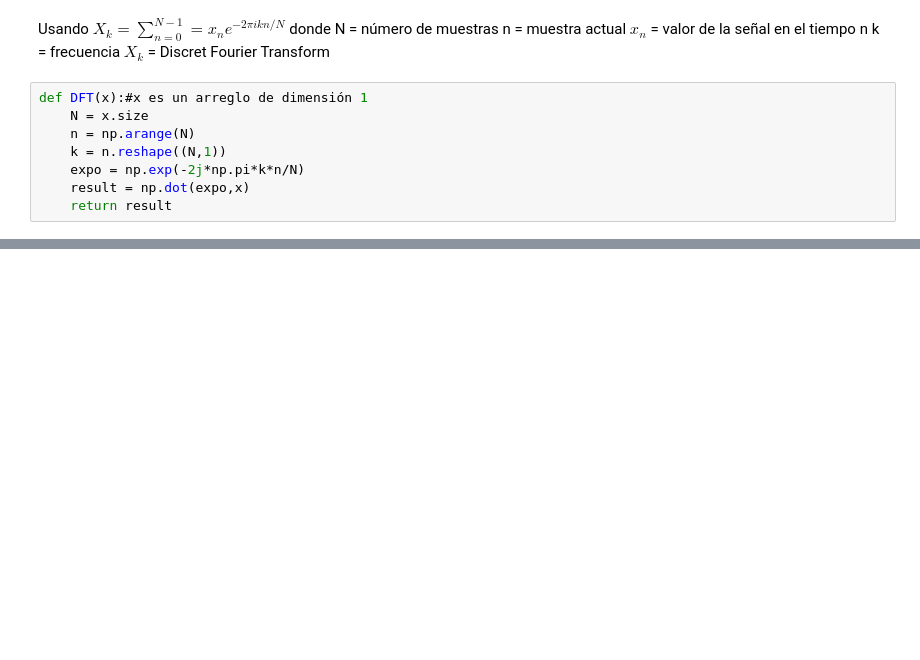
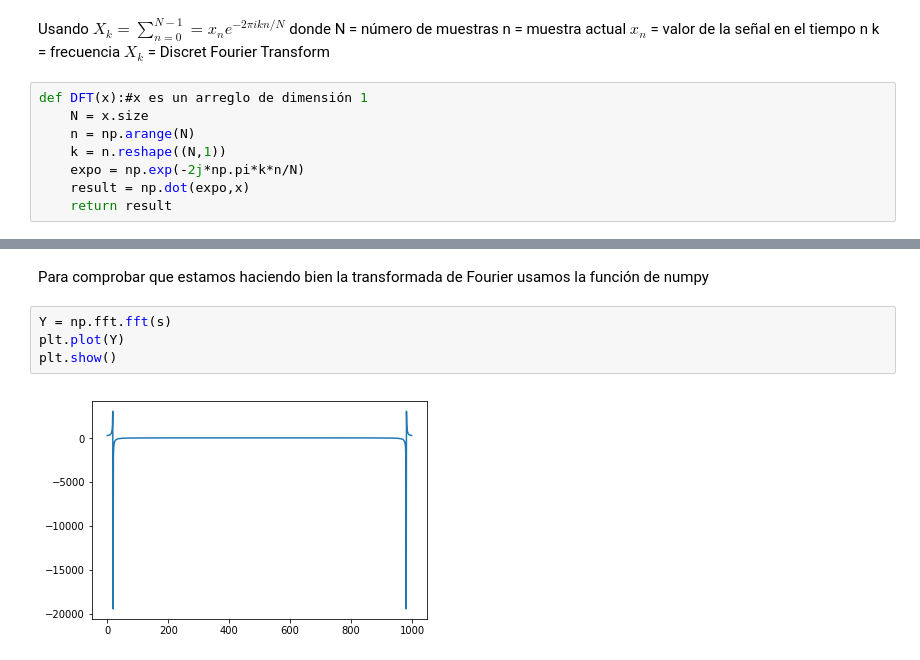
Before and after one commit to atalianb/LabModuloII, a Jupyter notebook: SegundaSemana/TransformadaFourier.ipynb, the cells around one changed output, grey strips where cells are left out. Cells and saved outputs as stored; diff of their text form; blank space fills up the shorter version.

```diff
--- a/SegundaSemana/TransformadaFourier.ipynb
+++ b/SegundaSemana/TransformadaFourier.ipynb
@@ -40,0 +41,8 @@ plt.show()
+# %% [markdown]
+Para comprobar que estamos haciendo bien la transformada de Fourier usamos la función de numpy
+# %%
+Y = np.fft.fft(s)
+plt.plot(Y)
+plt.show()
+# %% [output]
+[figure, added]
```
Also changed, not shown: parts of 6 cells of this notebook.
